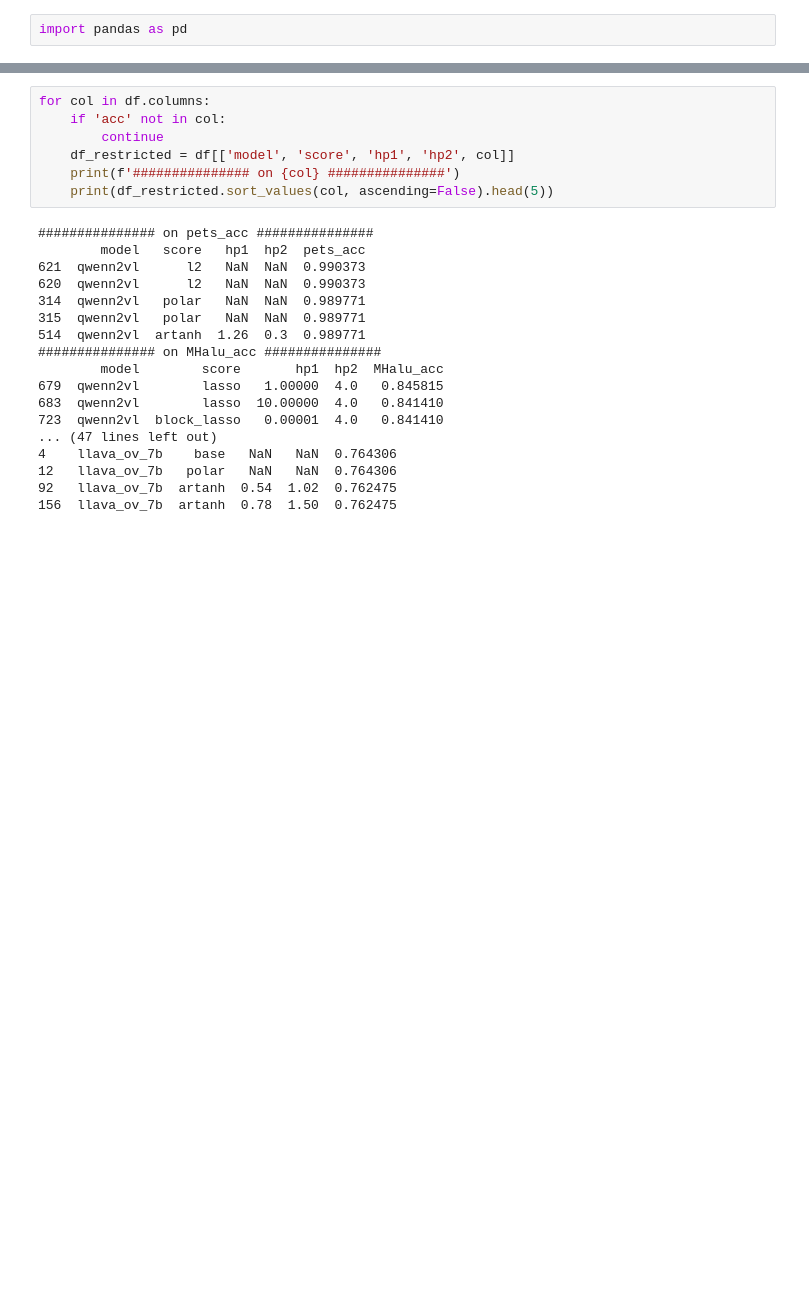
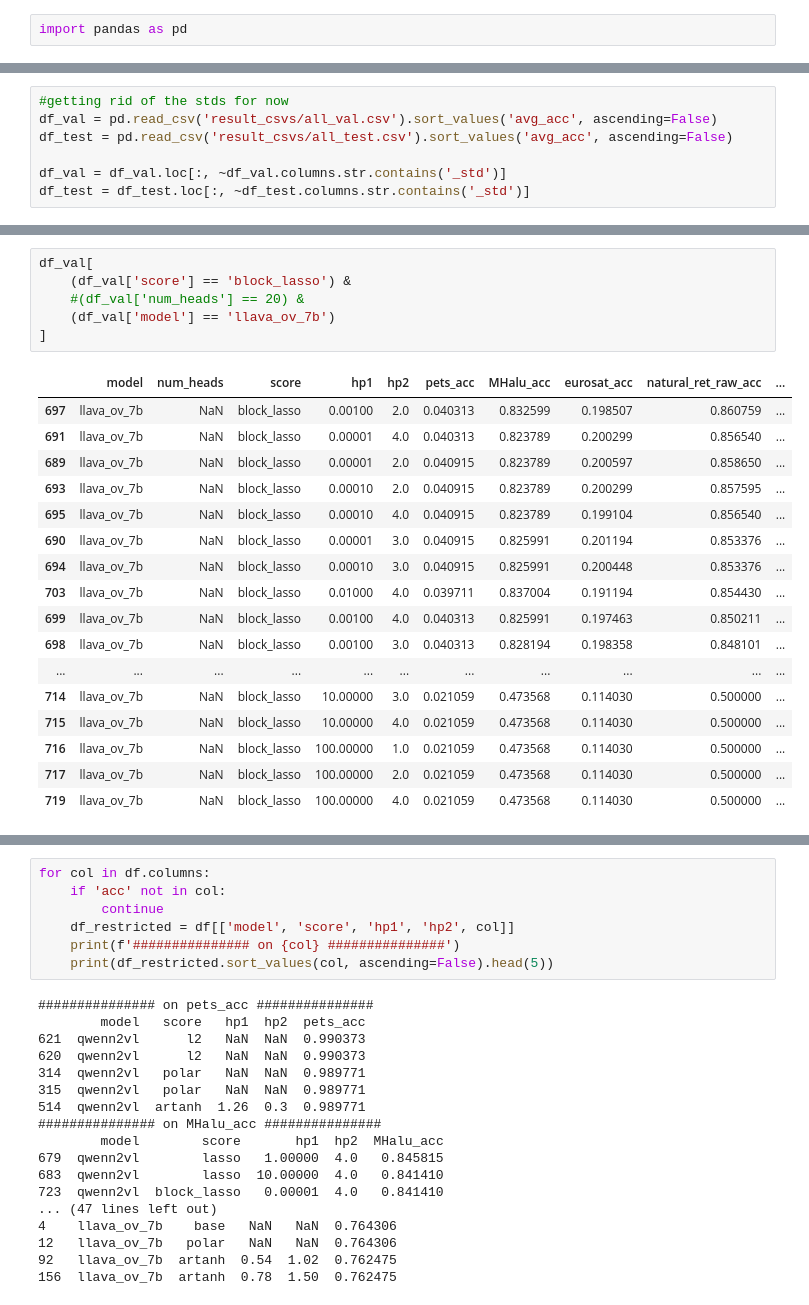
Before and after one commit to marssoo/SAVs, a Jupyter notebook: analysis/breakdown.ipynb, the cells around one changed output, grey strips where cells are left out. Drawn from its saved outputs; the diff is of its cells as text; blank space fills up the shorter version.

```diff
--- a/analysis/breakdown.ipynb
+++ b/analysis/breakdown.ipynb
@@ -7,0 +3,7 @@ df['avg_acc'] = acc_columns.mean(axis=1)
+# %%
+#getting rid of the stds for now
+df_val = pd.read_csv('result_csvs/all_val.csv').sort_values('avg_acc', ascending=False)
+df_test = pd.read_csv('result_csvs/all_test.csv').sort_values('avg_acc', ascending=False)
+
+df_val = df_val.loc[:, ~df_val.columns.str.contains('_std')]
+df_test = df_test.loc[:, ~df_test.columns.str.contains('_std')]
@@ -7,0 +40,24 @@ df['avg_acc'] = acc_columns.mean(axis=1)
+# %%
+df_val[
+    (df_val['score'] == 'block_lasso') &
+    #(df_val['num_heads'] == 20) &
+    (df_val['model'] == 'llava_ov_7b')
+]
+# %% [output]
+|  | model | num_heads | score | hp1 | hp2 | pets_acc | MHalu_acc | eurosat_acc | natural_ret_raw_acc | ... |
+| 697 | llava_ov_7b | NaN | block_lasso | 0.00100 | 2.0 | 0.040313 | 0.832599 | 0.198507 | 0.860759 | ... |
+| 691 | llava_ov_7b | NaN | block_lasso | 0.00001 | 4.0 | 0.040313 | 0.823789 | 0.200299 | 0.856540 | ... |
+| 689 | llava_ov_7b | NaN | block_lasso | 0.00001 | 2.0 | 0.040915 | 0.823789 | 0.200597 | 0.858650 | ... |
+| 693 | llava_ov_7b | NaN | block_lasso | 0.00010 | 2.0 | 0.040915 | 0.823789 | 0.200299 | 0.857595 | ... |
+| 695 | llava_ov_7b | NaN | block_lasso | 0.00010 | 4.0 | 0.040915 | 0.823789 | 0.199104 | 0.856540 | ... |
+| 690 | llava_ov_7b | NaN | block_lasso | 0.00001 | 3.0 | 0.040915 | 0.825991 | 0.201194 | 0.853376 | ... |
+| 694 | llava_ov_7b | NaN | block_lasso | 0.00010 | 3.0 | 0.040915 | 0.825991 | 0.200448 | 0.853376 | ... |
+| 703 | llava_ov_7b | NaN | block_lasso | 0.01000 | 4.0 | 0.039711 | 0.837004 | 0.191194 | 0.854430 | ... |
+| 699 | llava_ov_7b | NaN | block_lasso | 0.00100 | 4.0 | 0.040313 | 0.825991 | 0.197463 | 0.850211 | ... |
+| 698 | llava_ov_7b | NaN | block_lasso | 0.00100 | 3.0 | 0.040313 | 0.828194 | 0.198358 | 0.848101 | ... |
+| ... | ... | ... | ... | ... | ... | ... | ... | ... | ... | ... |
+| 714 | llava_ov_7b | NaN | block_lasso | 10.00000 | 3.0 | 0.021059 | 0.473568 | 0.114030 | 0.500000 | ... |
+| 715 | llava_ov_7b | NaN | block_lasso | 10.00000 | 4.0 | 0.021059 | 0.473568 | 0.114030 | 0.500000 | ... |
+| 716 | llava_ov_7b | NaN | block_lasso | 100.00000 | 1.0 | 0.021059 | 0.473568 | 0.114030 | 0.500000 | ... |
+| 717 | llava_ov_7b | NaN | block_lasso | 100.00000 | 2.0 | 0.021059 | 0.473568 | 0.114030 | 0.500000 | ... |
+| 719 | llava_ov_7b | NaN | block_lasso | 100.00000 | 4.0 | 0.021059 | 0.473568 | 0.114030 | 0.500000 | ... |
```
Also changed, not shown: parts of 18 cells of this notebook, 21 other files.
